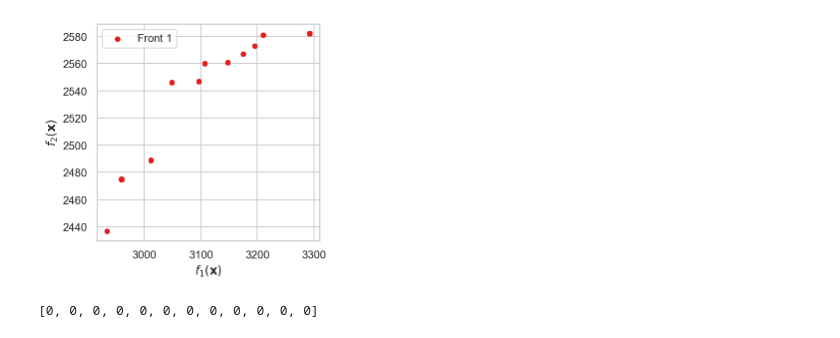
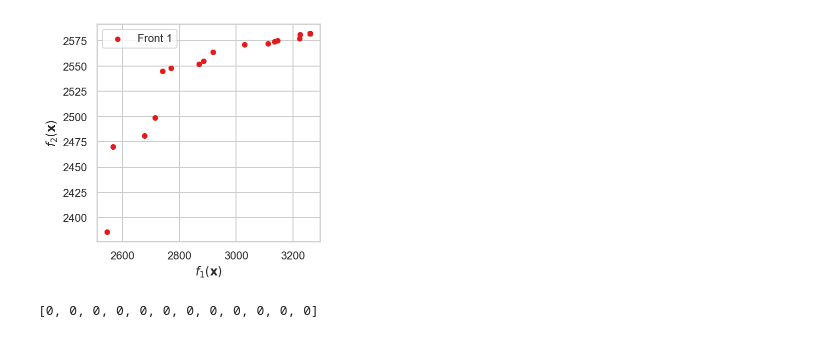
Before and after one commit to upadhyan/NaturalKnapsack, a Jupyter notebook: GA_initialize.ipynb, the cells around one changed output. Cells and saved outputs as stored; diff of their text form; code cells hidden in the pictures.

Commit message:
Implemented mate & mutate

```diff
--- a/GA_initialize.ipynb
+++ b/GA_initialize.ipynb
@@ -28,8 +28,10 @@ def instance_read(instance):
     combi_length = max(map(len, combinations))
     d['combinations'] = np.array([[0]*(combi_length-len(xi))+xi for xi in combinations])
     d['constraint_type'] = lines[int(num_of_vars)+3]
-    d['capacity'] = lines[int(num_of_vars)+4]
-    d['weights'] = np.asarray(ws_split_int(lines[num_of_vars+5]))
+    weights = np.asarray(ws_split_int(lines[num_of_vars+5]))
+    d['weights'] = weights
+
+    d['capacity'] = 0.8 * sum(weights)
 
     return d
 
@@ -43,12 +45,14 @@ def instance_read(instance):
 # capacity (C_k)
 # weights (w_i)
 ####
+num_kp = 3
+
 instance = instance_read('jeu_100_25_1.txt')
 num_of_vars = instance.get("num_of_vars")
 profits = instance.get("profits")
 combinations = instance.get("combinations")
 constraint_type = instance.get("constraint_type")
-capacity = instance.get("capacity")
+capacity = instance.get("capacity") / num_kp
 weights = instance.get("weights")
 # %%
 import time, array, random, copy, math
@@ -65,32 +69,11 @@ seaborn.set_context('notebook')
 
 from deap import algorithms, base, benchmarks, tools, creator
 
-def feature_transform(integer_representation):
-    n = len(integer_representation)
-    m = max(integer_representation)
-    if min(integer_representation) < 0:
-        raise ValueError("One of the items is in a negative knapsack, which doesn't make sense")
-    binary_matrix = np.zeros((m,n))
-    for i in range(n):
-        if not integer_representation[i] == 0:
-            binary_matrix[integer_representation[i]-1, i] = 1
-    idx = np.argwhere(np.all(binary_matrix[..., :] == 0, axis=1))
-    a2 = np.delete(binary_matrix, idx, axis=0)
-    return feature_revert(a2)
-def feature_revert(binary_matrix):
-    n = binary_matrix.shape[1]
-    m = binary_matrix.shape[0]
-    sol = [0] * binary_matrix.shape[1]
-    result = (binary_matrix.T @ np.arange(1,m+1)).astype(int)
-    return result.tolist()
-
-#random.seed(a=42)
-
 
 def eval_fitness(individual):
     global instance
-    individual = feature_transform(individual)
-    m = int(max(individual))
+    m = max(individual)
+
     num_of_vars = instance.get("num_of_vars")
     profits = instance.get("profits")
     combinations = instance.get("combinations")
@@ -99,6 +82,7 @@ def eval_fitness(individual):
     weights = instance.get("weights")
     knapsacks_weight = [0]*m
     knapsacks_profit = [0]*m
+
     for i in range(len(individual)):
         if individual[i] != 0:
             knapsacks_weight[individual[i]-1] += weights[i]
@@ -108,11 +92,12 @@ def eval_fitness(individual):
                     knapsacks_profit[individual[i]-1] += combinations[i-1][j-1]
     f1 = 0
     f2 = sum(knapsacks_weight)
+
     for i in range(m):
         if knapsacks_weight[i] > capacity:
             f1 += knapsacks_profit[i] * (capacity / knapsacks_weight[i])
         else:
-            f1+= knapsacks_profit[i]
+            f1 += knapsacks_profit[i]
     f1 += m * min(knapsacks_profit)
     return f1, f2
 
@@ -123,11 +108,35 @@ def uniform(low, m):
         n.append(random.randint(0,n_kp))
     return n
 
+def favorite_child_xover(ind1, ind2):
+    fit1 = ind1.fitness.values
+    fit2 = ind2.fitness.values
+
+    prob = fit1[0] / (fit1[0]+fit2[0])
+
+    if fit1[0] > fit2[0]:
+        prob = 1/prob
+
+    size = min(len(ind1), len(ind2))
+
+    for i in range(size):
+        if random.random() > prob:
+            ind1[i] = ind2[i]
+            ind2[i] = ind1[i]
+    return ind1, ind2
+
+def mutation(x):
+    index = random.randrange(len(x))
+    var = random.randint(0,len(x))
+    x[index] = var
+    return x,
+
 creator.create("FitnessMin", base.Fitness, weights=(-1.0,1.0))
-creator.create("Individual", array.array, typecode='i',
+creator.create("Individual", list, typecode='i',
                fitness=creator.FitnessMin)
 
 toolbox = base.Toolbox()
+
 
 BOUND_LOW, BOUND_UP = 0, instance.get("num_of_vars")
 NDIM = 2
@@ -137,14 +146,14 @@ toolbox.register("attr_float", uniform, BOUND_LOW, BOUND_UP)
 toolbox.register("individual", tools.initIterate, creator.Individual, toolbox.attr_float)
 toolbox.register("population", tools.initRepeat, list, toolbox.individual)
 #toolbox.register("mate", tools.cxSimulatedBinaryBounded, low=BOUND_LOW, up=BOUND_UP, eta=20.0)
-toolbox.register("mate", tools.cxOnePoint)
+toolbox.register("mate", favorite_child_xover)
 #toolbox.register("mutate", tools.mutPolynomialBounded, low=BOUND_LOW, up=BOUND_UP, eta=20.0, indpb=1.0/NDIM)
-toolbox.register("mutate", tools.mutShuffleIndexes, indpb=0.3)
+toolbox.register("mutate", mutation,)
 toolbox.register("select", tools.selNSGA2)
 
-toolbox.pop_size = 50
+toolbox.pop_size = 500
 toolbox.max_gen = 50
-toolbox.mut_prob = 0.2
+toolbox.mut_prob = 0.5
 
 def run_ea(toolbox, stats=None, verbose=False):
     pop = toolbox.population(n=toolbox.pop_size)
@@ -194,4 +203,4 @@ Wall time: 2.69 s
-[figure, old version]
+[figure, new version]
 # %%
 import random
 individual = []
```
Also changed, not shown: parts of 1 cell of this notebook.
